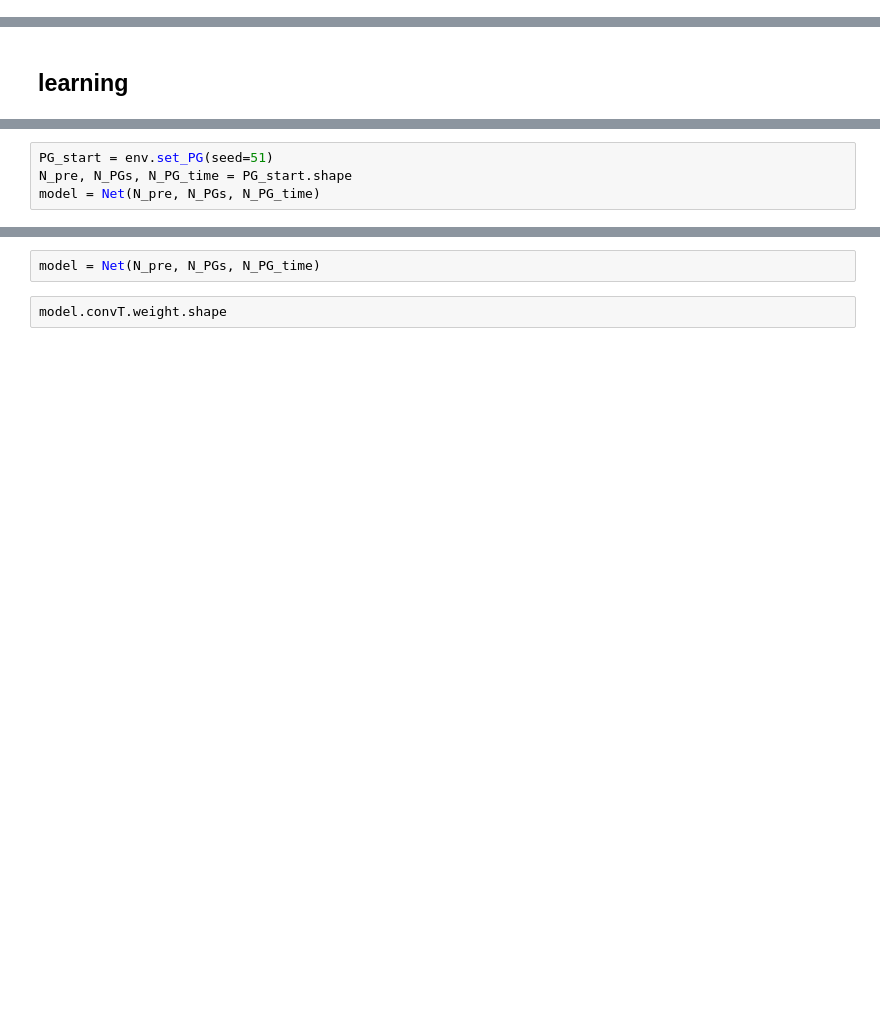
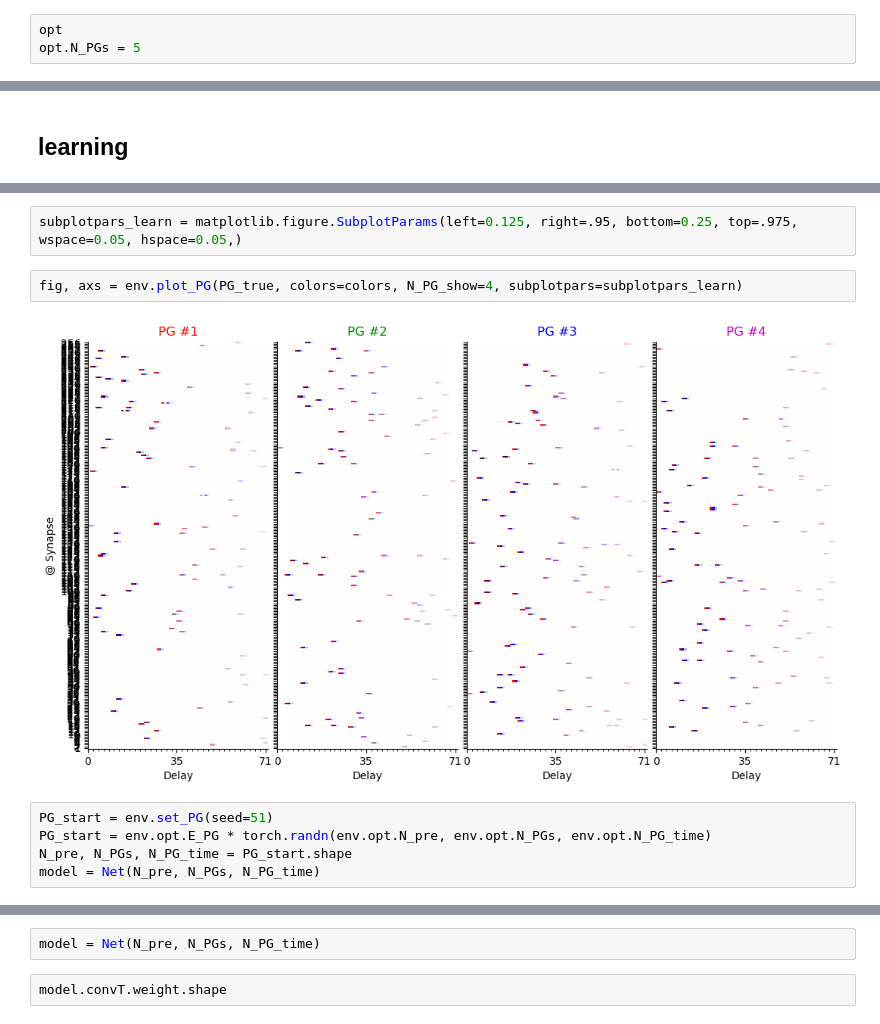
Before and after one commit to SpikeAI/TemporallyHeterogeneousConnections, a Jupyter notebook: dev/2022-11-22_ABCD_clean.ipynb, the cells around one changed output, grey strips where cells are left out. Drawn from its saved outputs; the diff is of its cells as text; blank space fills up the shorter version.

```diff
--- a/dev/2022-11-22_ABCD_clean.ipynb
+++ b/dev/2022-11-22_ABCD_clean.ipynb
@@ -606,5 +691,8 @@ for key in scan_dicts:
 # Online clustering
 # %% [markdown]
 ## testing inference with wrong PGs
+# %%
+opt
+opt.N_PGs = 5
 # %%
 env = ABCD(opt)
@@ -676,6 +787,13 @@ def learn_model(env, PG, PG_true, N_trials=32, N_learnsteps=1000, N_time=1000, #
             print(f'Train Epoch [{i_step:06d}/{N_learnsteps:06d}]\tLoss: {loss.item():.6f}\tAccuracy: {torch.mean((b_hat_bin == b_true)*1.):.6f}\tTP: {torch.mean(b_hat_bin[b_true==1]*1.):.6f}')
     return model
+# %%
+subplotpars_learn = matplotlib.figure.SubplotParams(left=0.125, right=.95, bottom=0.25, top=.975, wspace=0.05, hspace=0.05,)
+# %%
+fig, axs = env.plot_PG(PG_true, colors=colors, N_PG_show=4, subplotpars=subplotpars_learn)
+# %% [output]
+[figure, added]
 # %%
 PG_start = env.set_PG(seed=51)
+PG_start = env.opt.E_PG * torch.randn(env.opt.N_pre, env.opt.N_PGs, env.opt.N_PG_time)
 N_pre, N_PGs, N_PG_time = PG_start.shape
 model = Net(N_pre, N_PGs, N_PG_time)
```
Also changed, not shown: parts of 64 cells of this notebook.
